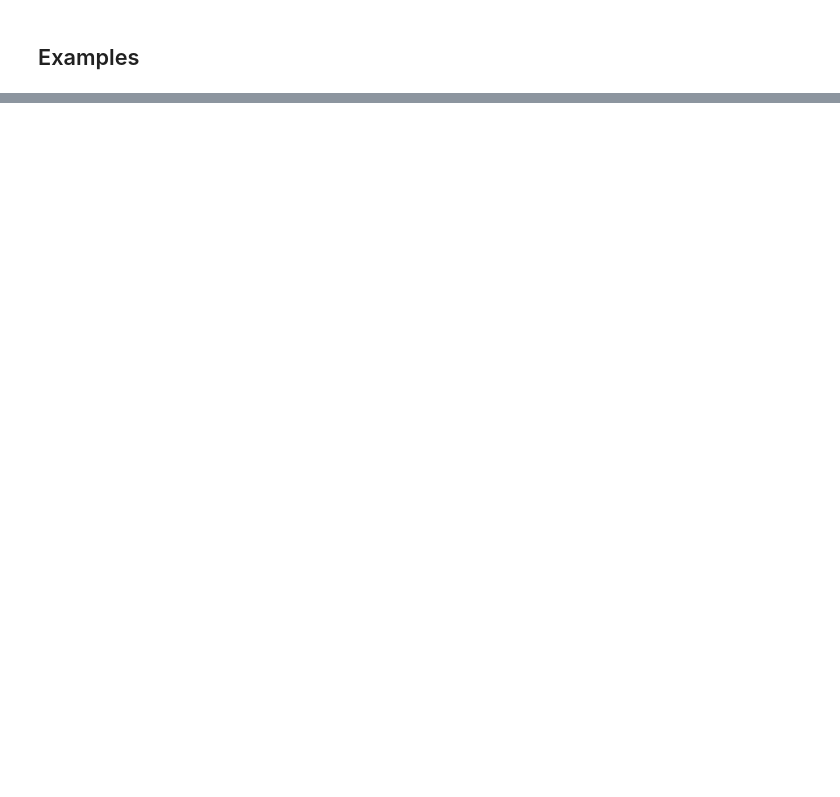
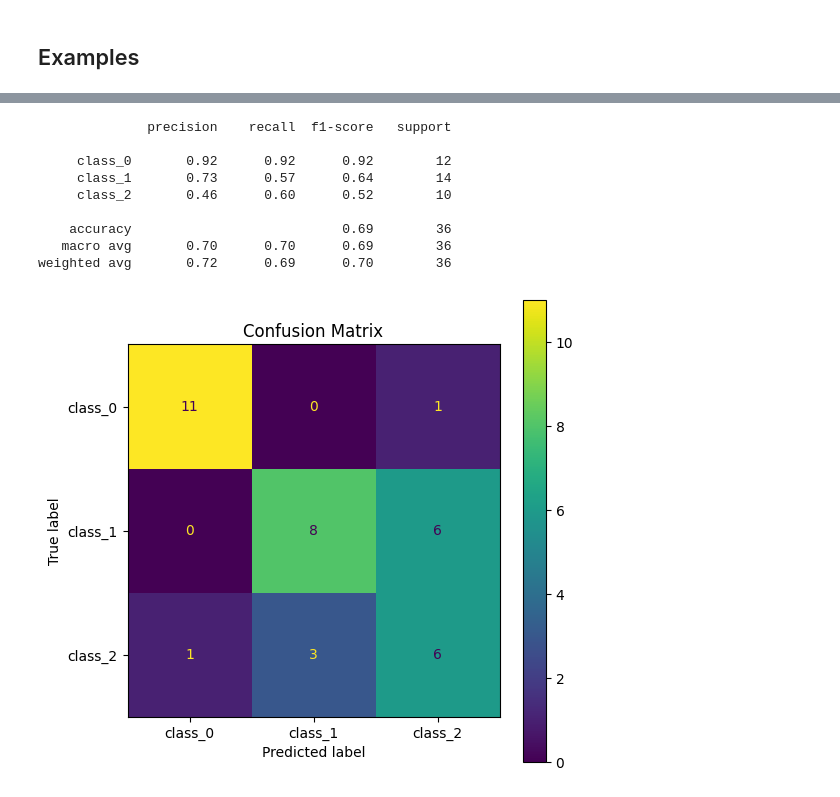
Before and after one commit to ChunFuYang/INDE577_Project, a Jupyter notebook: Supervised/K Nearest Neighbors/K_Nearest_Neighbors.ipynb, the cells around one changed output, grey strips where cells are left out. Drawn from its saved outputs; the diff is of its cells as text; code cells hidden in the pictures; blank space fills up the shorter version.

```diff
--- a/Supervised/K Nearest Neighbors/K_Nearest_Neighbors.ipynb
+++ b/Supervised/K Nearest Neighbors/K_Nearest_Neighbors.ipynb
@@ -55,2 +161,26 @@ for i in range(5):
+# %%
+knn = KNeighborsClassifier(n_neighbors=30)
+knn.fit(X_train, y_train)
+y_pred = knn.predict(X_test)
+
+print(classification_report(y_test, y_pred, target_names=class_names))
+
+cm = confusion_matrix(y_test, y_pred)
+disp = ConfusionMatrixDisplay(confusion_matrix=cm, display_labels=class_names)
+fig, ax = plt.subplots(figsize=(6, 6))
+disp.plot(ax=ax)
+plt.title("Confusion Matrix")
+plt.show()
+# %% [output]
+              precision    recall  f1-score   support
+
+     class_0       0.92      0.92      0.92        12
+     class_1       0.73      0.57      0.64        14
+     class_2       0.46      0.60      0.52        10
+
+    accuracy                           0.69        36
+   macro avg       0.70      0.70      0.69        36
+weighted avg       0.72      0.69      0.70        36
+[figure, added]
 # %% [markdown]
 ## Analysis and Results
```
Also changed, not shown: parts of 15 cells of this notebook, 4 other files.
